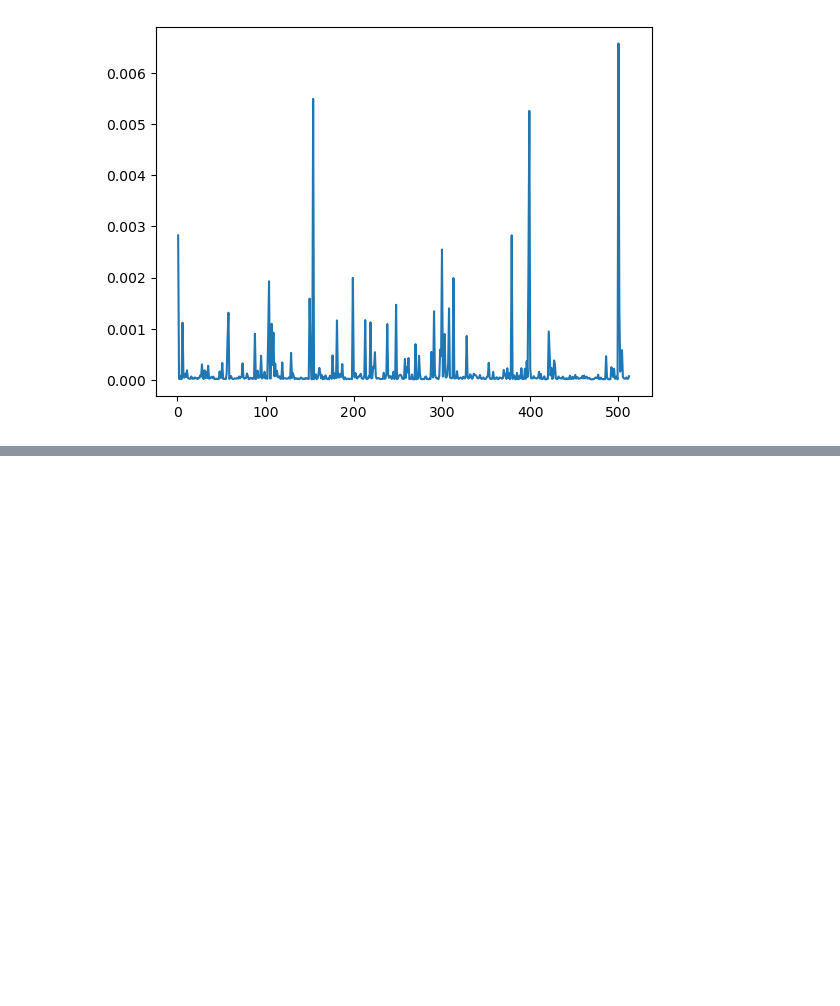
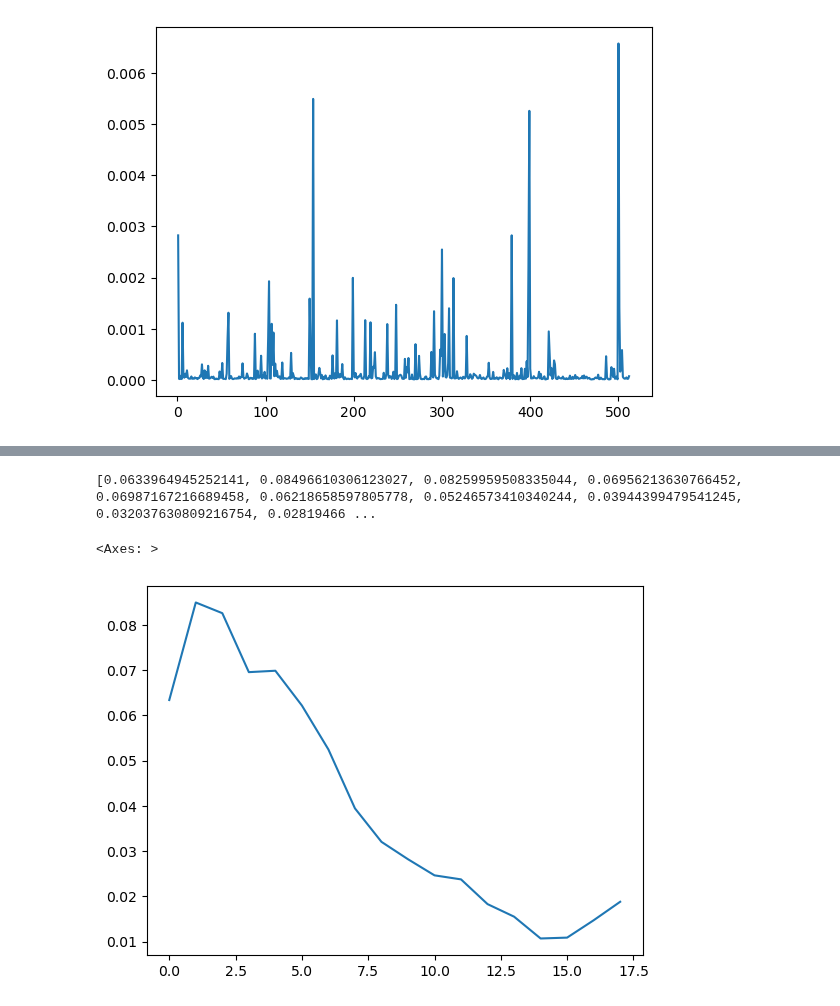
Before and after one commit to aamingaa/crypto-trade, a Jupyter notebook: strategy/dollar_bar_v2.ipynb, the cells around one changed output, grey strips where cells are left out. Saved outputs shown, nothing was run; the diff lists cells and outputs as text; code cells hidden in the pictures; blank space fills up the shorter version.

```diff
--- a/strategy/dollar_bar_v2.ipynb
+++ b/strategy/dollar_bar_v2.ipynb
@@ -70,8 +70,8 @@ def build_dollar_bars(
 
     # 标记交易方向
     df['trade_sign'] = np.where(df['is_buyer_maker'], -1, 1)
-    df['buy_qty'] = df['qty'].where(df['trade_sign'] > 0, 0.0)
-    df['sell_qty'] = df['qty'].where(df['trade_sign'] < 0, 0.0)
+    df['maker_qty'] = df['qty'].where(df['trade_sign'] > 0, 0.0)
+    df['taker_qty'] = df['qty'].where(df['trade_sign'] < 0, 0.0)
 
     # 向量化生成 bar_id：用累计成交额除以阈值（减去微小 eps 保证等于阈值时仍归当前 bar）
     prices = df['price'].to_numpy(dtype=float)
@@ -92,8 +92,8 @@ def build_dollar_bars(
         'price': ['first', 'max', 'min', 'last'],
         'qty': 'sum',
         'quote_qty': 'sum',
-        'buy_qty': 'sum',
-        'sell_qty': 'sum',
+        'maker_qty': 'sum',
+        'taker_qty': 'sum',
         'original_index': ['first', 'last']
     }
 
@@ -203,0 +512,12 @@ bars.cs_bpv.diff().plot()
+# %%
+X2, y2, bars = run_bar_interval_pipeline_v2(
+    trades=trades_df,
+    dollar_threshold=dollar_threshold,
+    feature_window_bars=36,
+    horizon_bars = horizon_bars,
+    window_mode='past',
+    n_splits=5,
+    embargo_bars=None,
+    model_type='ridge',
+    bar_zip_path=bar_zip_path
+)
@@ -203,0 +653,26 @@ bars.cs_bpv.diff().plot()
+# %%
+factor_name = 'ofi_signed_quote_sum'
+
+
+def build_factor_corr(factor_name):
+    factor_series = X2_y_pd[f'{factor_name}']
+    winsorize_value = _robust_zscore(factor_series)
+    # factor_series = winsorize_value
+    # factor_robust_zscore = _expanding_zscore(winsorize_value, rolling_window=30)
+    factor_robust_zscore = winsorize_single_factor(winsorize_value)
+
+    corr_list = []
+    for horizon in horizon_bars:
+        corr_list.append(factor_robust_zscore.corr(X2_y_pd[f'log_return_{horizon}']))
+    return factor_robust_zscore, corr_list
+
+factor_robust_zscore, corr_list = build_factor_corr(factor_name)
+
+# # print(factor_robust_zscore[factor_robust_zscore > 1])
+print(corr_list)
+pd.Series(corr_list).plot()
+# factor_robust_zscore.hist(bins=100)
+# %% [output]
+[0.0633964945252141, 0.08496610306123027, 0.08259959508335044, 0.06956213630766452, 0.06987167216689458, 0.06218658597805778, 0.05246573410340244, 0.03944399479541245, 0.032037630809216754, 0.02819466 ...
+<Axes: >
+[figure, added]
```
Also changed, not shown: parts of 8 cells of this notebook, 3 other files.
